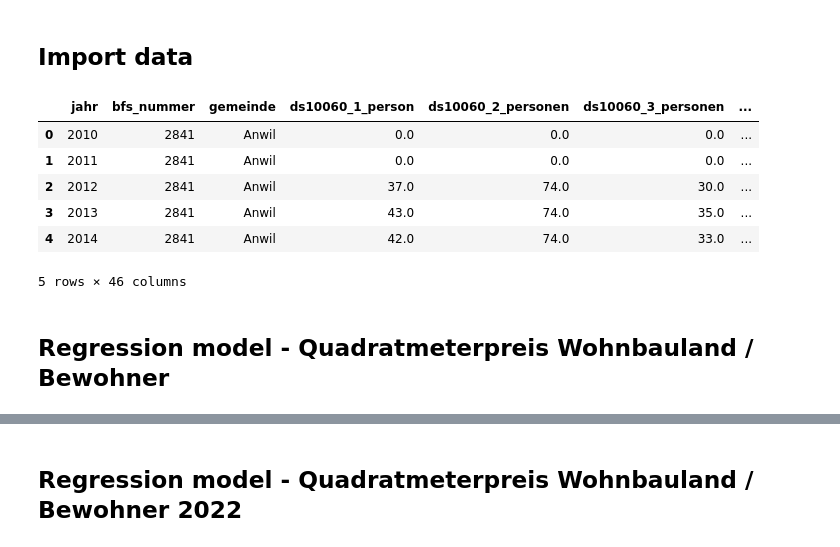
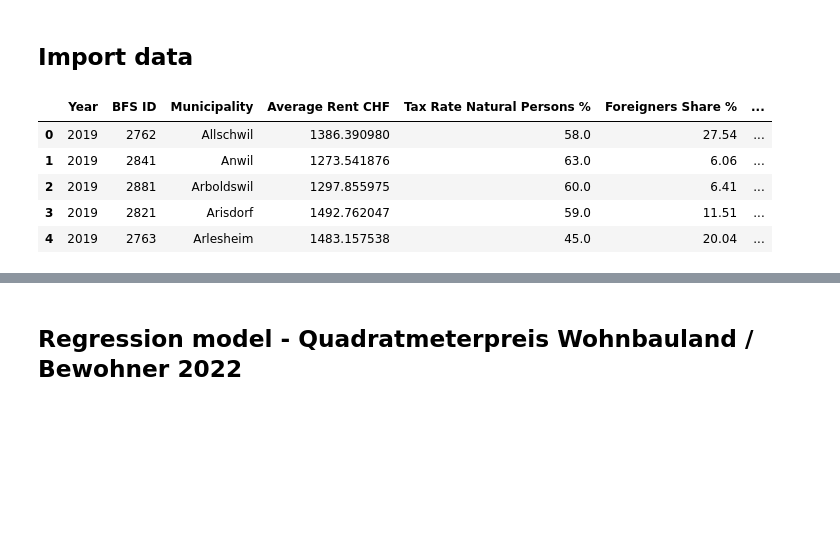
Before and after one commit to hamedamini-zhaw/ARM_Gruppe-5, a Jupyter notebook: Jupyter_Notebook Fabian.ipynb, the cells around one changed output, grey strips where cells are left out. Cells and saved outputs as stored; diff of their text form; code cells hidden in the pictures; blank space fills up the shorter version.

```diff
--- a/Jupyter_Notebook Fabian.ipynb
+++ b/Jupyter_Notebook Fabian.ipynb
@@ -20,15 +20,12 @@ print(os.getcwd())
 ## Import data
 # %%
 ## Read data
-df = pd.read_csv("./data/ARM_Master_Table.csv", sep=",")
+df = pd.read_csv("03 - EDA/Data/eda_dataset_2019_complete.csv", sep=",")
 df.head()
 # %% [output]
-|  | jahr | bfs_nummer | gemeinde | ds10060_1_person | ds10060_2_personen | ds10060_3_personen | ... |
-| 0 | 2010 | 2841 | Anwil | 0.0 | 0.0 | 0.0 | ... |
-| 1 | 2011 | 2841 | Anwil | 0.0 | 0.0 | 0.0 | ... |
-| 2 | 2012 | 2841 | Anwil | 37.0 | 74.0 | 30.0 | ... |
-| 3 | 2013 | 2841 | Anwil | 43.0 | 74.0 | 35.0 | ... |
-| 4 | 2014 | 2841 | Anwil | 42.0 | 74.0 | 33.0 | ... |
+|  | Year | BFS ID | Municipality | Average Rent CHF | Tax Rate Natural Persons % | Foreigners Share % | ... |
+| 0 | 2019 | 2762 | Allschwil | 1386.390980 | 58.0 | 27.54 | ... |
+| 1 | 2019 | 2841 | Anwil | 1273.541876 | 63.0 | 6.06 | ... |
+| 2 | 2019 | 2881 | Arboldswil | 1297.855975 | 60.0 | 6.41 | ... |
+| 3 | 2019 | 2821 | Arisdorf | 1492.762047 | 59.0 | 11.51 | ... |
+| 4 | 2019 | 2763 | Arlesheim | 1483.157538 | 45.0 | 20.04 | ... |
-5 rows × 46 columns
-# %% [markdown]
-## Regression model - Quadratmeterpreis Wohnbauland / Bewohner
```
Also changed, not shown: parts of 14 cells of this notebook, 1 other file.
